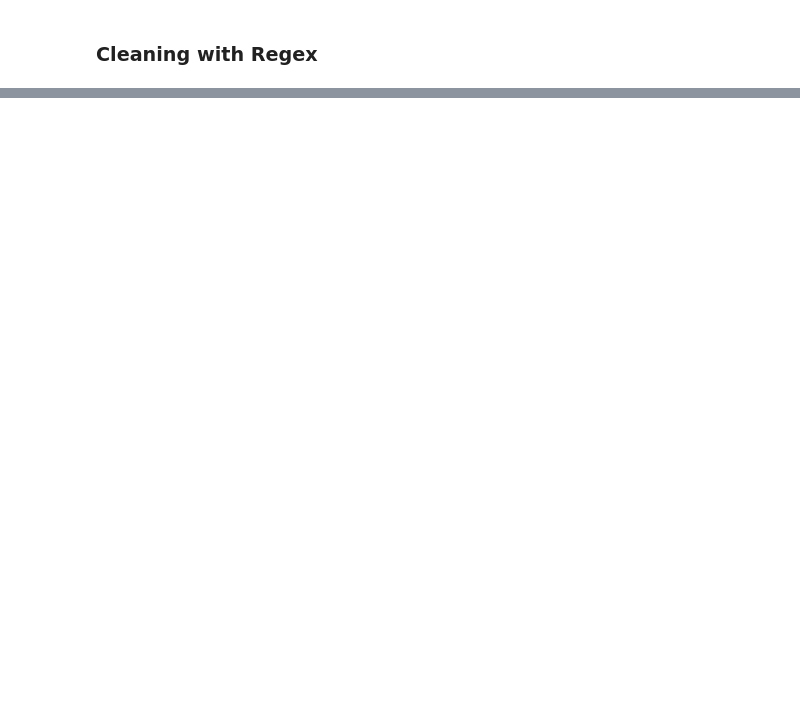
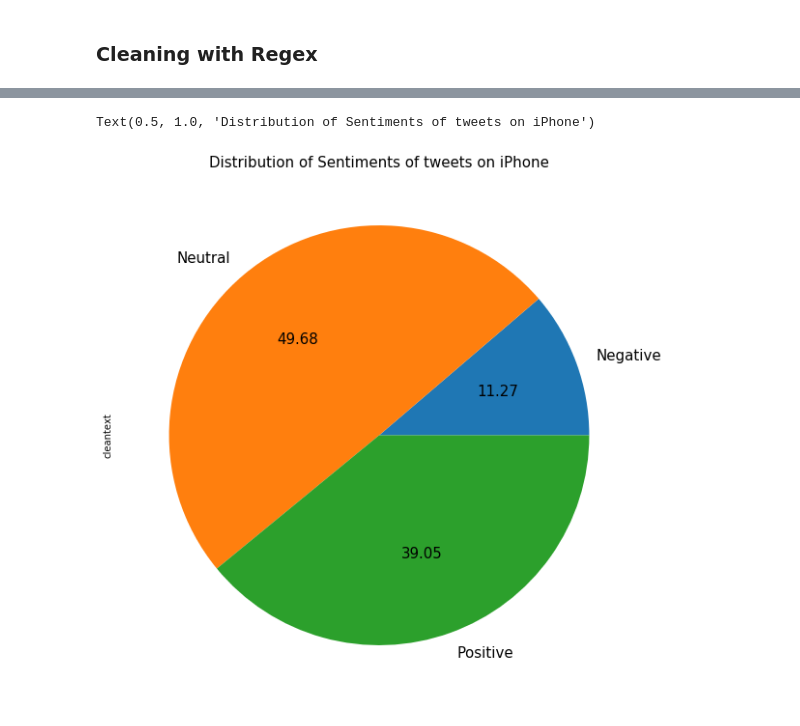
Before and after one commit to PriyabrataThatoi/WebScrapping-and-Sentiment-Analysis, a Jupyter notebook: R & Python Project.ipynb, the cells around one changed output, grey strips where cells are left out. Cells and saved outputs as stored; diff of their text form; code cells hidden in the pictures; blank space fills up the shorter version.

```diff
--- a/R & Python Project.ipynb
+++ b/R & Python Project.ipynb
@@ -181,0 +192,3 @@ new_data[['processed_word','token_text']]
+# %%
+data2['sentiment'] = data2['cleantext'].apply(lambda tweet: TextBlob(tweet).sentiment.polarity)
+data2[['cleantext','sentiment']].head()
@@ -181,0 +202,5 @@ new_data[['processed_word','token_text']]
+# %%
+data2['sentiment_value'] = 0
+data2['sentiment_value'][data2['sentiment']>0] = 'Positive'
+data2['sentiment_value'][data2['sentiment']==0] = 'Neutral'
+data2['sentiment_value'][data2['sentiment']<0] = 'Negative'
@@ -181,0 +221,6 @@ new_data[['processed_word','token_text']]
+# %%
+data2.groupby(['sentiment_value'])['cleantext'].count().plot.pie(figsize = (16,10),fontsize = (15),autopct='%.2f')
+plt.title('Distribution of Sentiments of tweets on iPhone',fontsize = 15)
+# %% [output]
+Text(0.5, 1.0, 'Distribution of Sentiments of tweets on iPhone')
+[figure, added]
```
Also changed, not shown: parts of 51 cells of this notebook.
